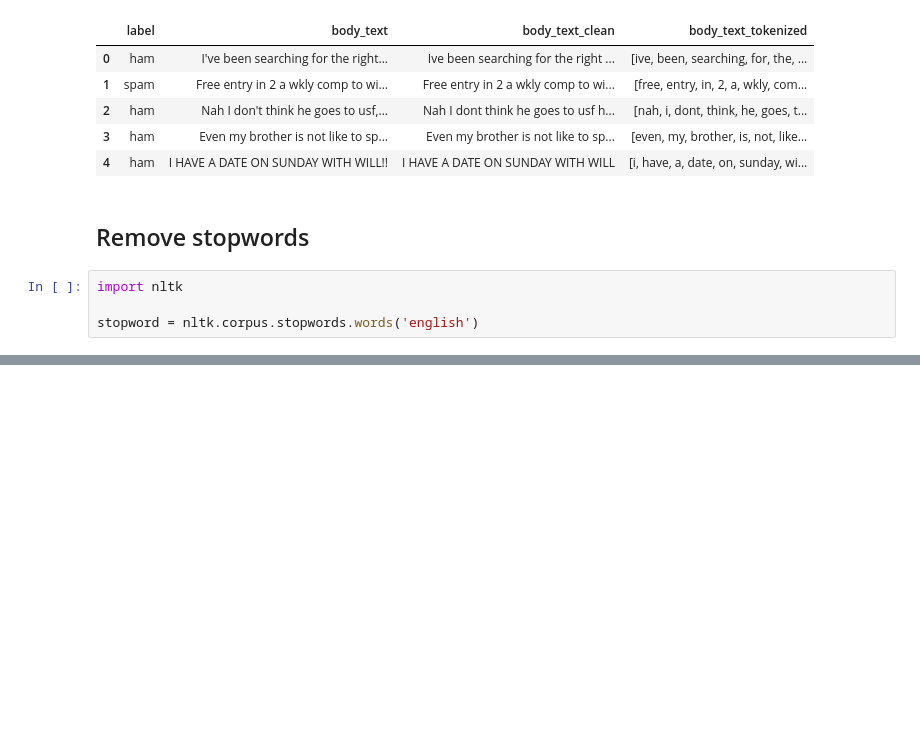
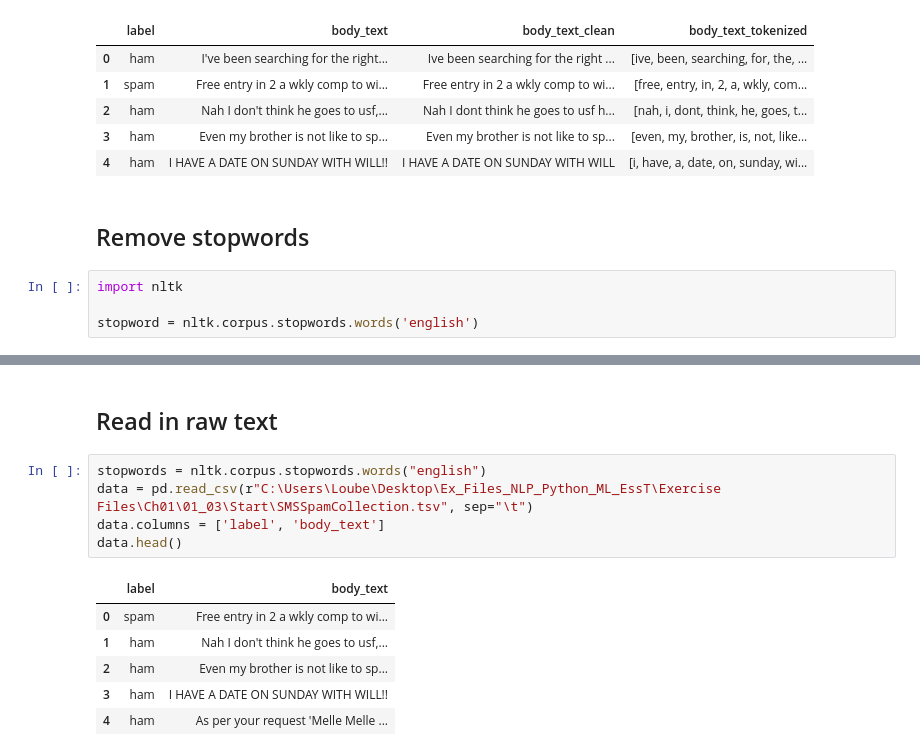
Before and after one commit to llouis01/PyCode, a Jupyter notebook: NLP/NLP_0526.ipynb, the cells around one changed output, grey strips where cells are left out. Saved outputs shown, nothing was run; the diff lists cells and outputs as text; blank space fills up the shorter version.

```diff
--- a/NLP/NLP_0526.ipynb
+++ b/NLP/NLP_0526.ipynb
@@ -91,0 +139,14 @@ data.head()
+# %% [markdown]
+## Read in raw text
+# %%
+stopwords = nltk.corpus.stopwords.words("english")
+data = pd.read_csv(r"C:\Users\Loube\Desktop\Ex_Files_NLP_Python_ML_EssT\Exercise Files\Ch01\01_03\Start\SMSSpamCollection.tsv", sep="\t")
+data.columns = ['label', 'body_text']
+data.head()
+# %% [output]
+|  | label | body_text |
+| 0 | spam | Free entry in 2 a wkly comp to wi... |
+| 1 | ham | Nah I don't think he goes to usf,... |
+| 2 | ham | Even my brother is not like to sp... |
+| 3 | ham | I HAVE A DATE ON SUNDAY WITH WILL!! |
+| 4 | ham | As per your request 'Melle Melle ... |
```
Also changed, not shown: parts of 14 cells of this notebook.
